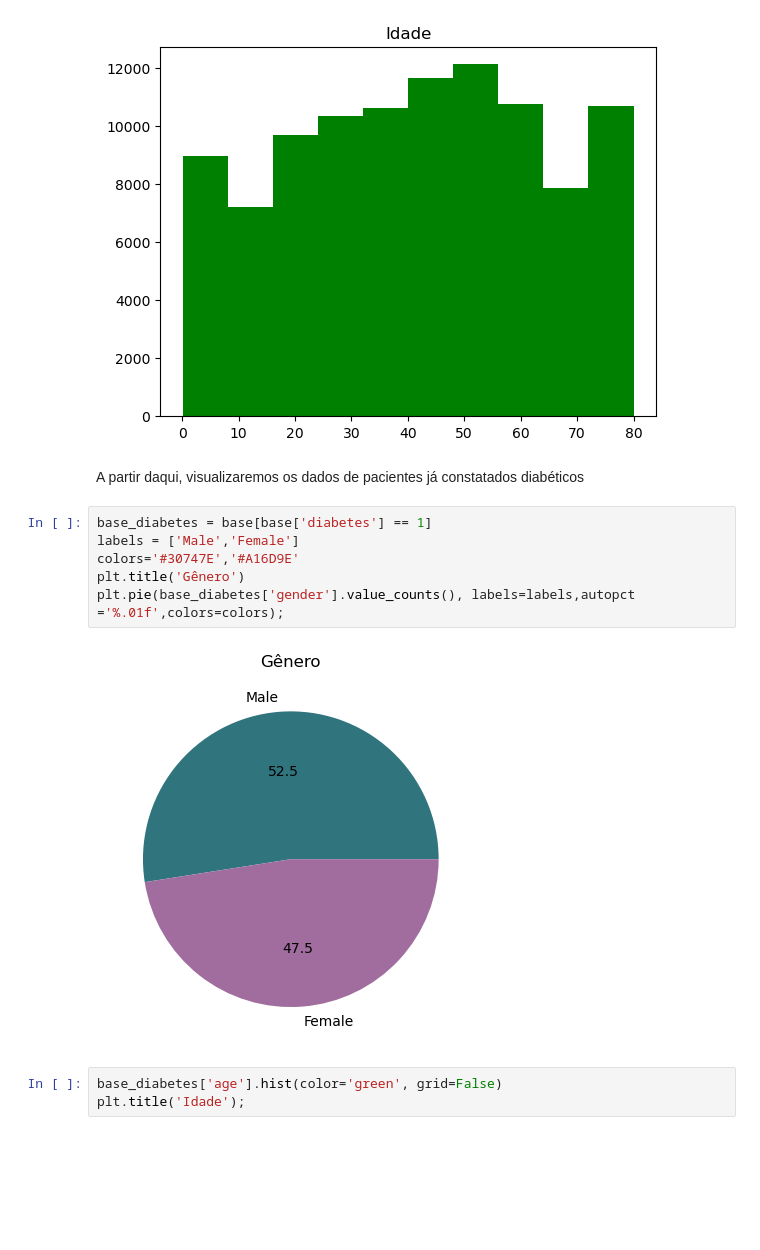
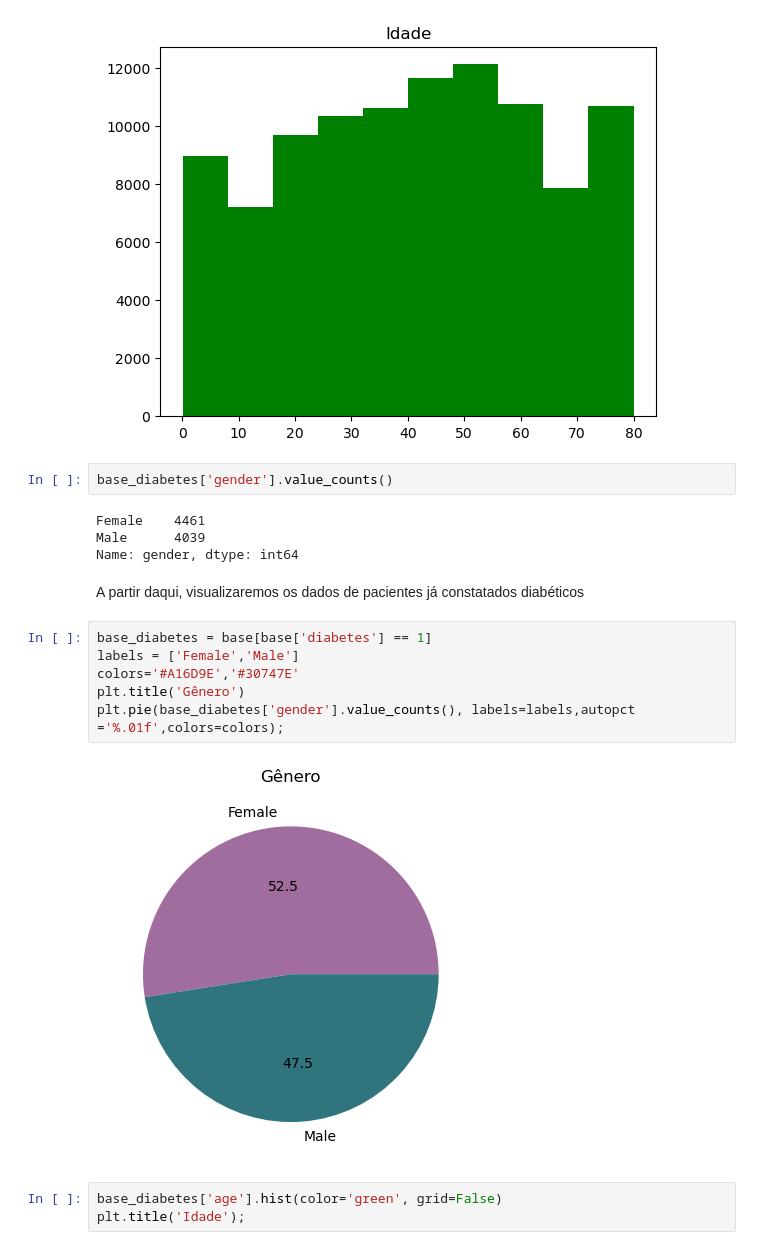
Before and after one commit to Bredariolcaroline/Data-analysis-and-data-science, a Jupyter notebook: diabetes-checkpoint.ipynb, the cells around one changed output. Drawn from its saved outputs; the diff is of its cells as text; blank space fills up the shorter version.

```diff
--- a/diabetes-checkpoint.ipynb
+++ b/diabetes-checkpoint.ipynb
@@ -151,16 +150,22 @@ base['age'].hist(grid=False,color='green')
 plt.title('Idade');
 # %% [output]
 [figure]
+# %%
+base_diabetes['gender'].value_counts()
+# %% [output]
+Female    4461
+Male      4039
+Name: gender, dtype: int64
 # %% [markdown]
 A partir daqui, visualizaremos os dados de pacientes já constatados diabéticos
 # %%
 base_diabetes = base[base['diabetes'] == 1]
-labels = ['Male','Female']
-colors='#30747E','#A16D9E'
+labels = ['Female','Male']
+colors='#A16D9E','#30747E'
 plt.title('Gênero')
 plt.pie(base_diabetes['gender'].value_counts(), labels=labels,autopct ='%.01f',colors=colors);
 # %% [output]
-[figure, old version]
+[figure, new version]
 # %%
 base_diabetes['age'].hist(color='green', grid=False)
 plt.title('Idade');
```
Also changed, not shown: parts of 1 cell of this notebook.
